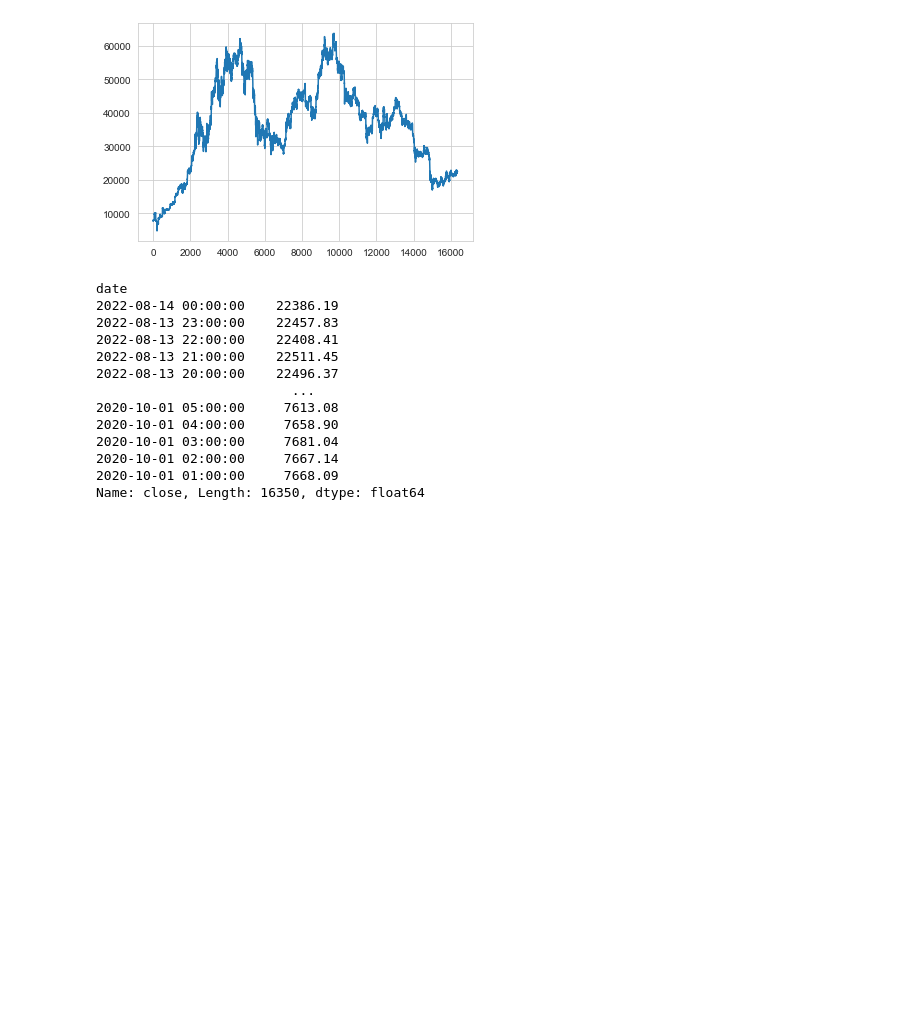
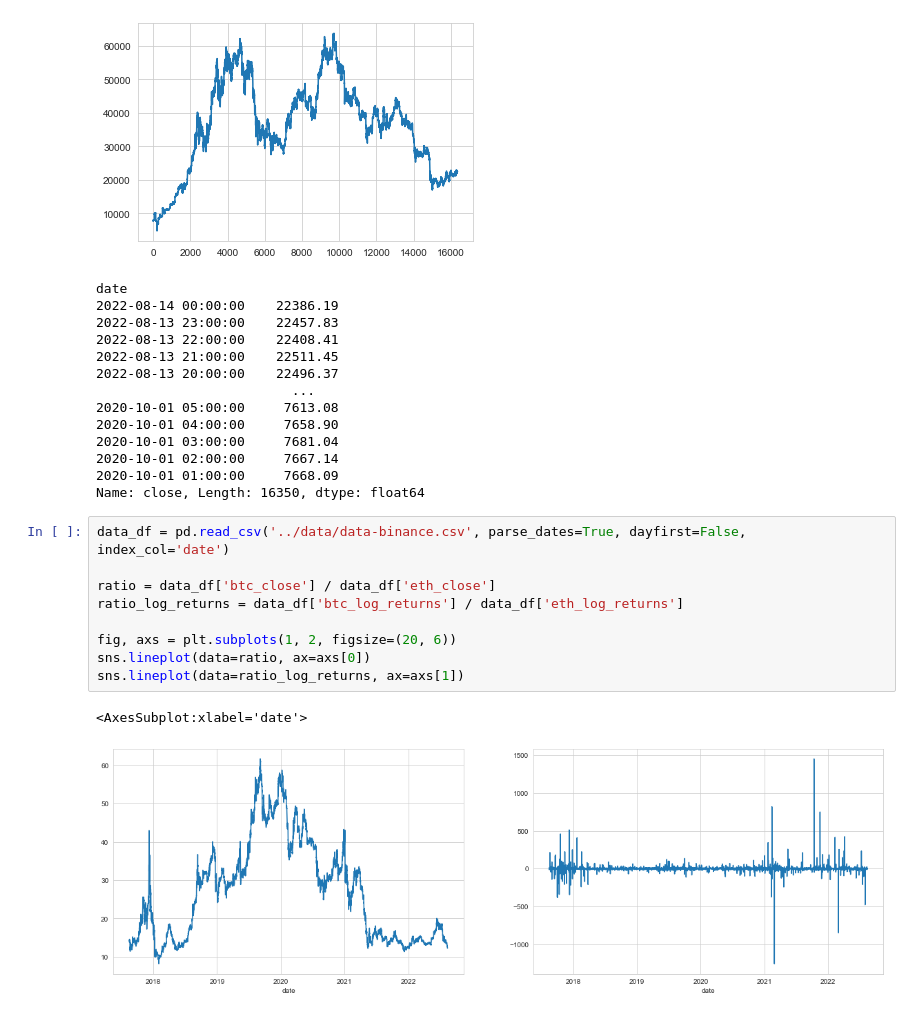
Before and after one commit to Tristan-C-13/modelling-non-stationary-time-series, a Jupyter notebook: random tests/pairs_trading.ipynb, the cells around one changed output. Cells and saved outputs as stored; diff of their text form; blank space fills up the shorter version.

```diff
--- a/random tests/pairs_trading.ipynb
+++ b/random tests/pairs_trading.ipynb
@@ -179,3 +179,15 @@ date
 2020-10-01 02:00:00     7667.14
 2020-10-01 01:00:00     7668.09
 Name: close, Length: 16350, dtype: float64
+# %%
+data_df = pd.read_csv('../data/data-binance.csv', parse_dates=True, dayfirst=False, index_col='date')
+
+ratio = data_df['btc_close'] / data_df['eth_close']
+ratio_log_returns = data_df['btc_log_returns'] / data_df['eth_log_returns']
+
+fig, axs = plt.subplots(1, 2, figsize=(20, 6))
+sns.lineplot(data=ratio, ax=axs[0])
+sns.lineplot(data=ratio_log_returns, ax=axs[1])
+# %% [output]
+<AxesSubplot:xlabel='date'>
+[figure, added]
```
Also changed, not shown: parts of 3 cells of this notebook, 8 other files.
